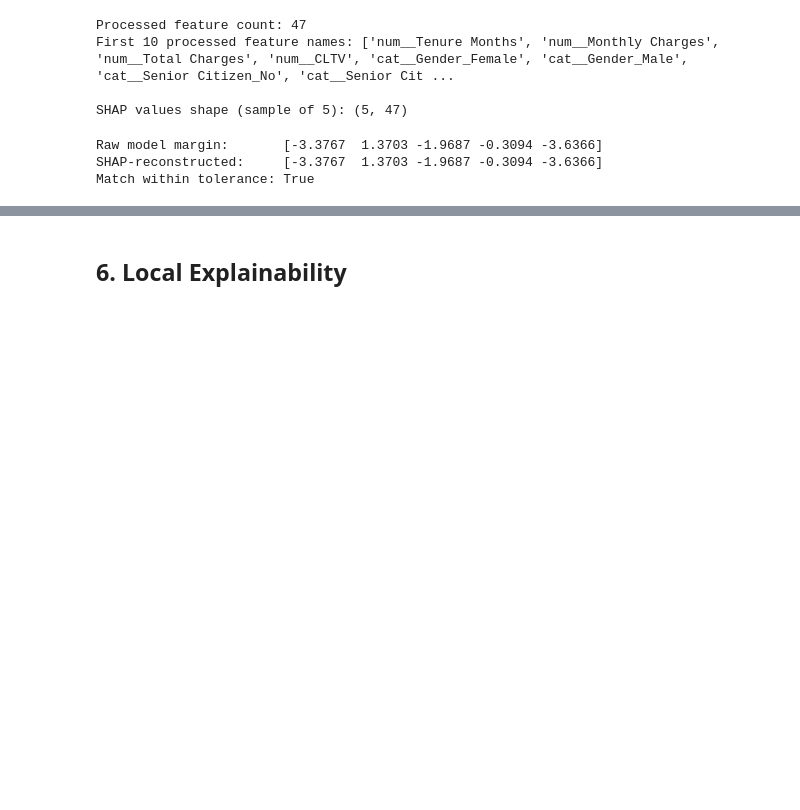
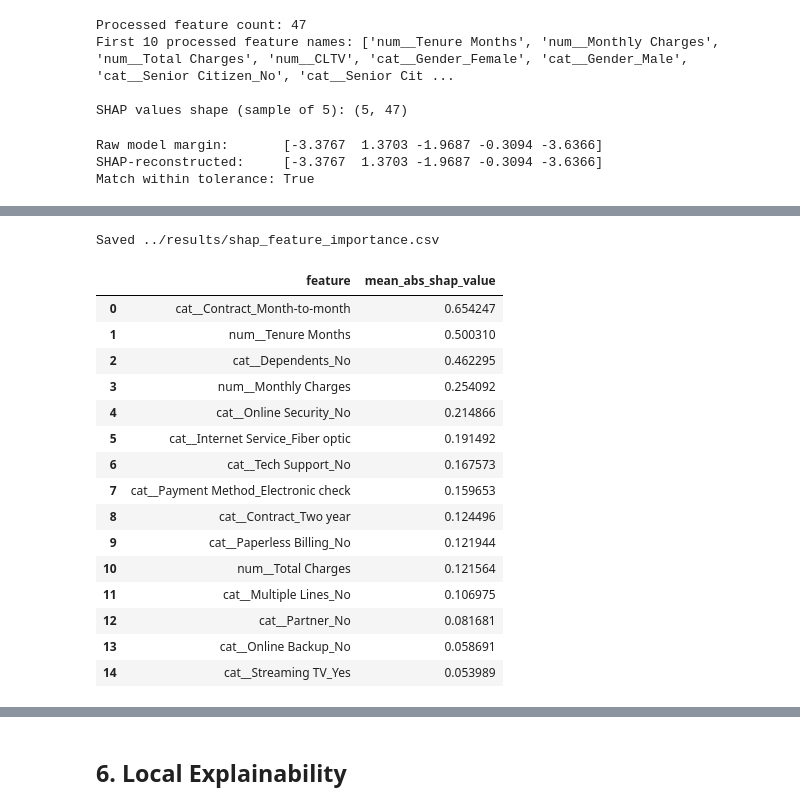
Before and after one commit to gracy7192/customer-churn-xai, a Jupyter notebook: notebooks/03_xai.ipynb, the cells around one changed output, grey strips where cells are left out. Saved outputs shown, nothing was run; the diff lists cells and outputs as text; code cells hidden in the pictures; blank space fills up the shorter version.

```diff
--- a/notebooks/03_xai.ipynb
+++ b/notebooks/03_xai.ipynb
@@ -252,0 +292,33 @@ Match within tolerance: True
+# %%
+mean_abs_shap = np.abs(shap_values_test).mean(axis=0)
+
+shap_importance_df = (
+    pd.DataFrame({
+        "feature": processed_feature_names,
+        "mean_abs_shap_value": mean_abs_shap,
+    })
+    .sort_values("mean_abs_shap_value", ascending=False)
+    .reset_index(drop=True)
+)
+
+shap_importance_df.to_csv("../results/shap_feature_importance.csv", index=False)
+print("Saved ../results/shap_feature_importance.csv")
+shap_importance_df.head(15)
+# %% [output]
+Saved ../results/shap_feature_importance.csv
+|  | feature | mean_abs_shap_value |
+| 0 | cat__Contract_Month-to-month | 0.654247 |
+| 1 | num__Tenure Months | 0.500310 |
+| 2 | cat__Dependents_No | 0.462295 |
+| 3 | num__Monthly Charges | 0.254092 |
+| 4 | cat__Online Security_No | 0.214866 |
+| 5 | cat__Internet Service_Fiber optic | 0.191492 |
+| 6 | cat__Tech Support_No | 0.167573 |
+| 7 | cat__Payment Method_Electronic check | 0.159653 |
+| 8 | cat__Contract_Two year | 0.124496 |
+| 9 | cat__Paperless Billing_No | 0.121944 |
+| 10 | num__Total Charges | 0.121564 |
+| 11 | cat__Multiple Lines_No | 0.106975 |
+| 12 | cat__Partner_No | 0.081681 |
+| 13 | cat__Online Backup_No | 0.058691 |
+| 14 | cat__Streaming TV_Yes | 0.053989 |
```
Also changed, not shown: parts of 7 cells of this notebook, 3 other files.
